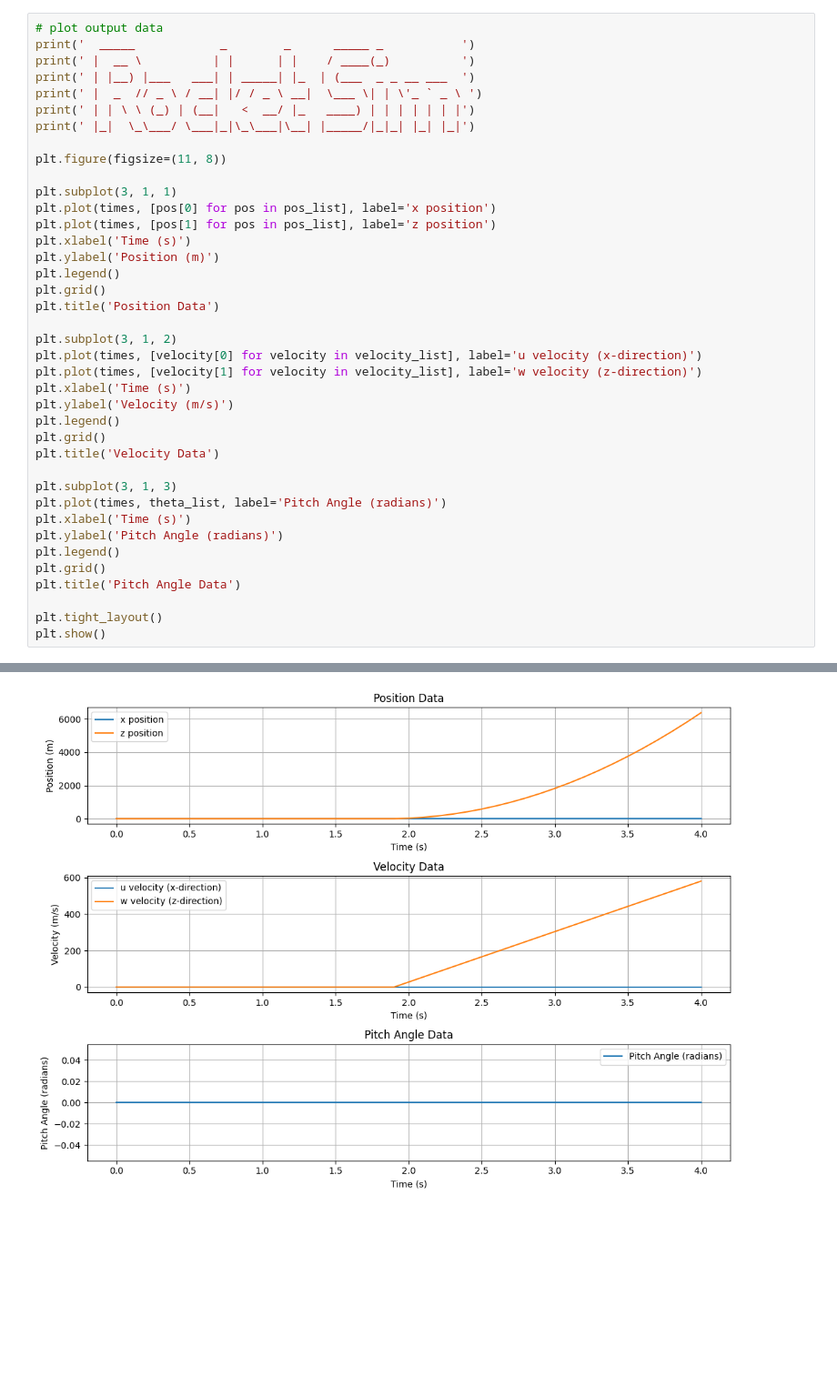
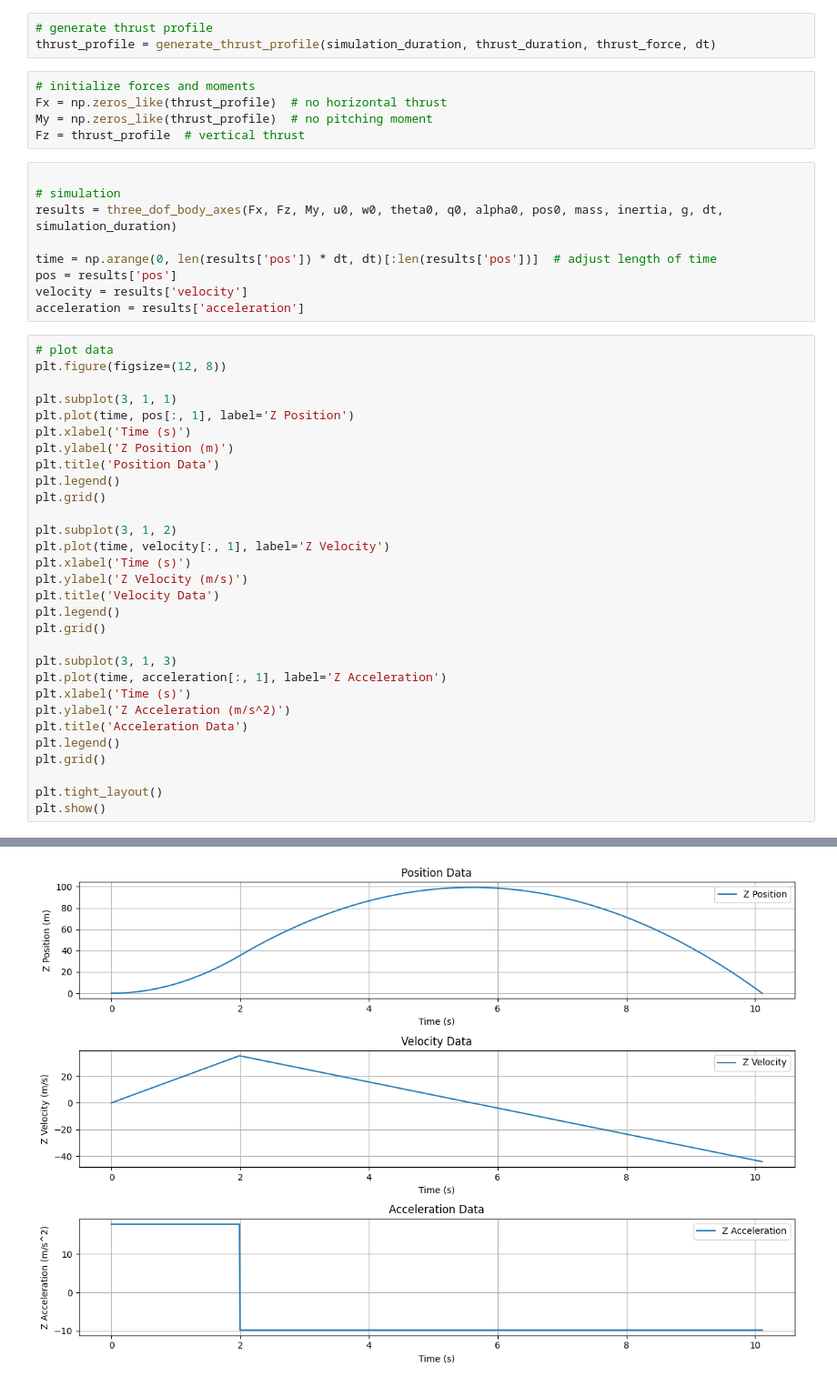
Before and after one commit to namberino/tvc-rocket-sim, a Jupyter notebook: sim.ipynb, the cells around one changed output, grey strips where cells are left out. Shown: that part at 91% size. Drawn from its saved outputs; the diff is of its cells as text; blank space fills up the shorter version.

Commit message:
Add new simulation

```diff
--- a/sim.ipynb
+++ b/sim.ipynb
@@ -164,39 +96,47 @@ for t in times:
+# %%
+# generate thrust profile
+thrust_profile = generate_thrust_profile(simulation_duration, thrust_duration, thrust_force, dt)
+# %%
+# initialize forces and moments
+Fx = np.zeros_like(thrust_profile)  # no horizontal thrust
+My = np.zeros_like(thrust_profile)  # no pitching moment
+Fz = thrust_profile  # vertical thrust
+# %%
+
+# simulation
+results = three_dof_body_axes(Fx, Fz, My, u0, w0, theta0, q0, alpha0, pos0, mass, inertia, g, dt, simulation_duration)
+
+time = np.arange(0, len(results['pos']) * dt, dt)[:len(results['pos'])]  # adjust length of time
+pos = results['pos']
+velocity = results['velocity']
+acceleration = results['acceleration']
 # %%
-# plot output data
-print('  _____            _        _      _____ _           ')
-print(' |  __ \          | |      | |    / ____(_)          ')
-print(' | |__) |___   ___| | _____| |_  | (___  _ _ __ ___  ')
-print(' |  _  // _ \ / __| |/ / _ \ __|  \___ \| | \'_ ` _ \ ')
-print(' | | \ \ (_) | (__|   <  __/ |_   ____) | | | | | | |')
-print(' |_|  \_\___/ \___|_|\_\___|\__| |_____/|_|_| |_| |_|')
-
-plt.figure(figsize=(11, 8))
+# plot data
+plt.figure(figsize=(12, 8))
 
 plt.subplot(3, 1, 1)
-plt.plot(times, [pos[0] for pos in pos_list], label='x position')
-plt.plot(times, [pos[1] for pos in pos_list], label='z position')
+plt.plot(time, pos[:, 1], label='Z Position')
 plt.xlabel('Time (s)')
-plt.ylabel('Position (m)')
+plt.ylabel('Z Position (m)')
+plt.title('Position Data')
 plt.legend()
 plt.grid()
-plt.title('Position Data')
 
 plt.subplot(3, 1, 2)
-plt.plot(times, [velocity[0] for velocity in velocity_list], label='u velocity (x-direction)')
-plt.plot(times, [velocity[1] for velocity in velocity_list], label='w velocity (z-direction)')
+plt.plot(time, velocity[:, 1], label='Z Velocity')
 plt.xlabel('Time (s)')
-plt.ylabel('Velocity (m/s)')
+plt.ylabel('Z Velocity (m/s)')
+plt.title('Velocity Data')
 plt.legend()
 plt.grid()
-plt.title('Velocity Data')
 
 plt.subplot(3, 1, 3)
-plt.plot(times, theta_list, label='Pitch Angle (radians)')
+plt.plot(time, acceleration[:, 1], label='Z Acceleration')
 plt.xlabel('Time (s)')
-plt.ylabel('Pitch Angle (radians)')
+plt.ylabel('Z Acceleration (m/s^2)')
+plt.title('Acceleration Data')
 plt.legend()
 plt.grid()
-plt.title('Pitch Angle Data')
 
 plt.tight_layout()
 plt.show()
@@ -210 +144 @@ plt.show()
-[figure, old version]
+[figure, new version]
```
Also changed, not shown: parts of 18 cells of this notebook, 1 other file.
